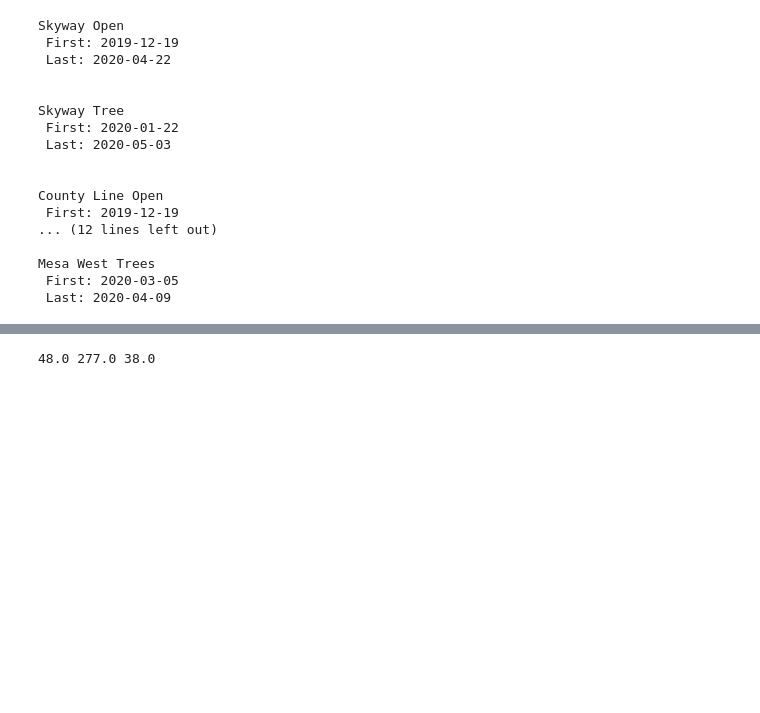
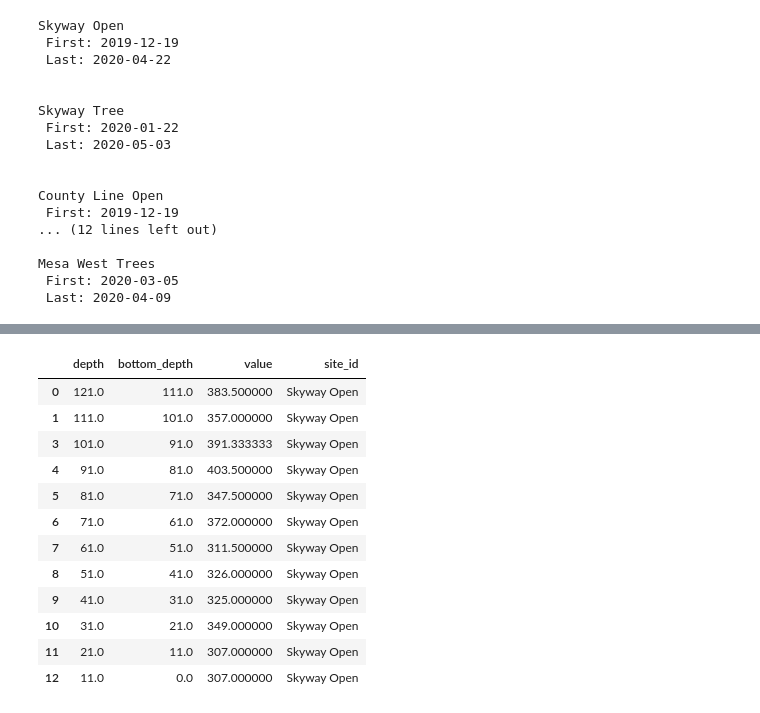
Before and after one commit to snowex-hackweek/snowmelt-timing, a Jupyter notebook: contributors/megan/ground-obs.ipynb, the cells around one changed output, grey strips where cells are left out. Cells and saved outputs as stored; diff of their text form; code cells hidden in the pictures; blank space fills up the shorter version.

```diff
--- a/contributors/megan/ground-obs.ipynb
+++ b/contributors/megan/ground-obs.ipynb
@@ -263,7 +328,41 @@ df.head()
 # %%
-# print(df['depth'], df['value'], df['bottom_depth'])
-#
-foo = df.drop_duplicates(['depth'])
-print(foo['depth'][5], foo['value'][5], foo['bottom_depth'][5])
+dt = datetime.date(2020, 4, 22)
+
+qry = session.query(LayerData)
+
+qry = qry.filter(LayerData.type == 'density').filter(LayerData.date == dt)
+
+qry = qry.filter(LayerData.site_id == 'Skyway Open')
+
+# convert to pandas dataframe
+df = query_to_pandas(qry, engine)
+
+# drop duplicates
+df = df.drop_duplicates('depth')
+
+# cast as floats
+df['value'] = df['value'].astype(float)
+
+df = df[['depth', 'bottom_depth', 'value', 'site_id']]
+
+
+if df['bottom_depth'].iloc[-1] != 0: # if the bottom isn't zero
+    df['bottom_depth'].iloc[-1] = 0 # make it zero
+
+# interpolot where there isn't a density measurement
+df['value'] = df['value'].interpolate()
+df
 # %% [output]
-48.0 277.0 38.0
+|  | depth | bottom_depth | value | site_id |
+| 0 | 121.0 | 111.0 | 383.500000 | Skyway Open |
+| 1 | 111.0 | 101.0 | 357.000000 | Skyway Open |
+| 3 | 101.0 | 91.0 | 391.333333 | Skyway Open |
+| 4 | 91.0 | 81.0 | 403.500000 | Skyway Open |
+| 5 | 81.0 | 71.0 | 347.500000 | Skyway Open |
+| 6 | 71.0 | 61.0 | 372.000000 | Skyway Open |
+| 7 | 61.0 | 51.0 | 311.500000 | Skyway Open |
+| 8 | 51.0 | 41.0 | 326.000000 | Skyway Open |
+| 9 | 41.0 | 31.0 | 325.000000 | Skyway Open |
+| 10 | 31.0 | 21.0 | 349.000000 | Skyway Open |
+| 11 | 21.0 | 11.0 | 307.000000 | Skyway Open |
+| 12 | 11.0 | 0.0 | 307.000000 | Skyway Open |
```
Also changed, not shown: parts of 10 cells of this notebook.
